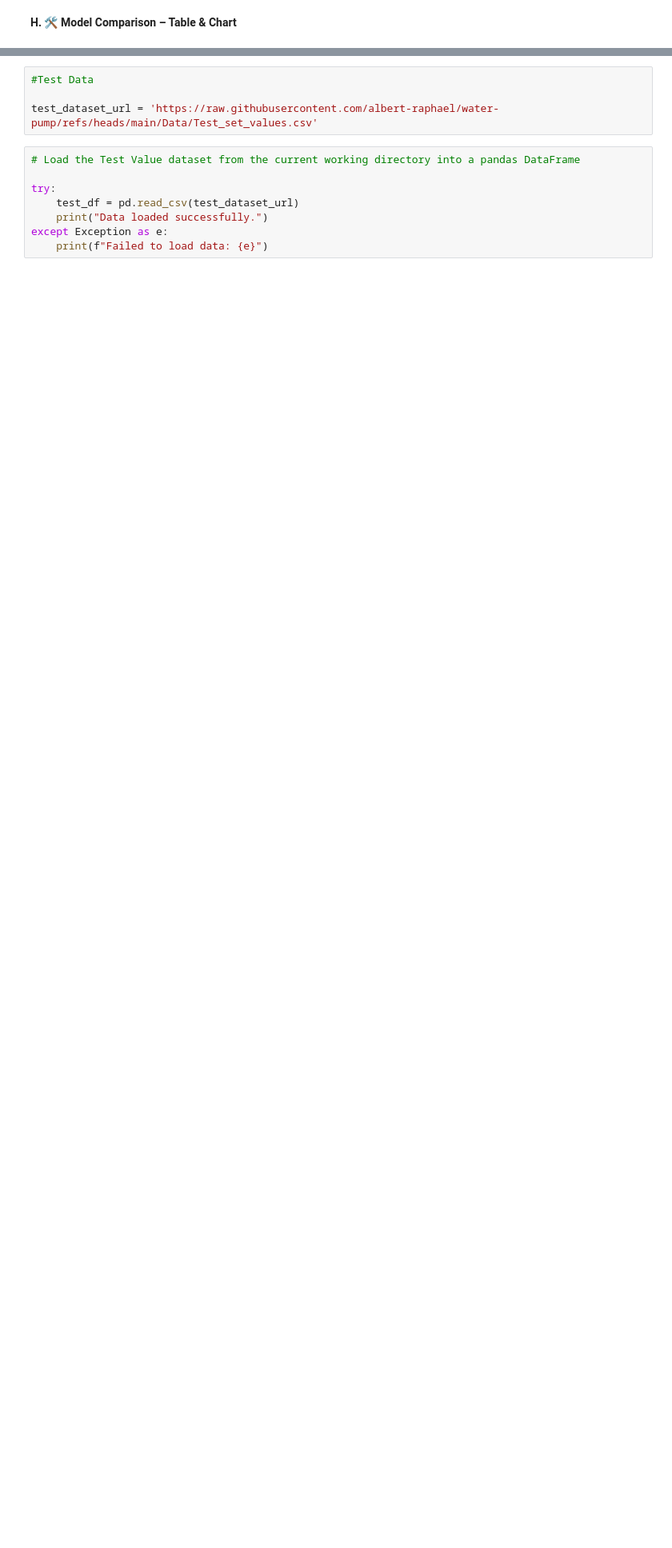
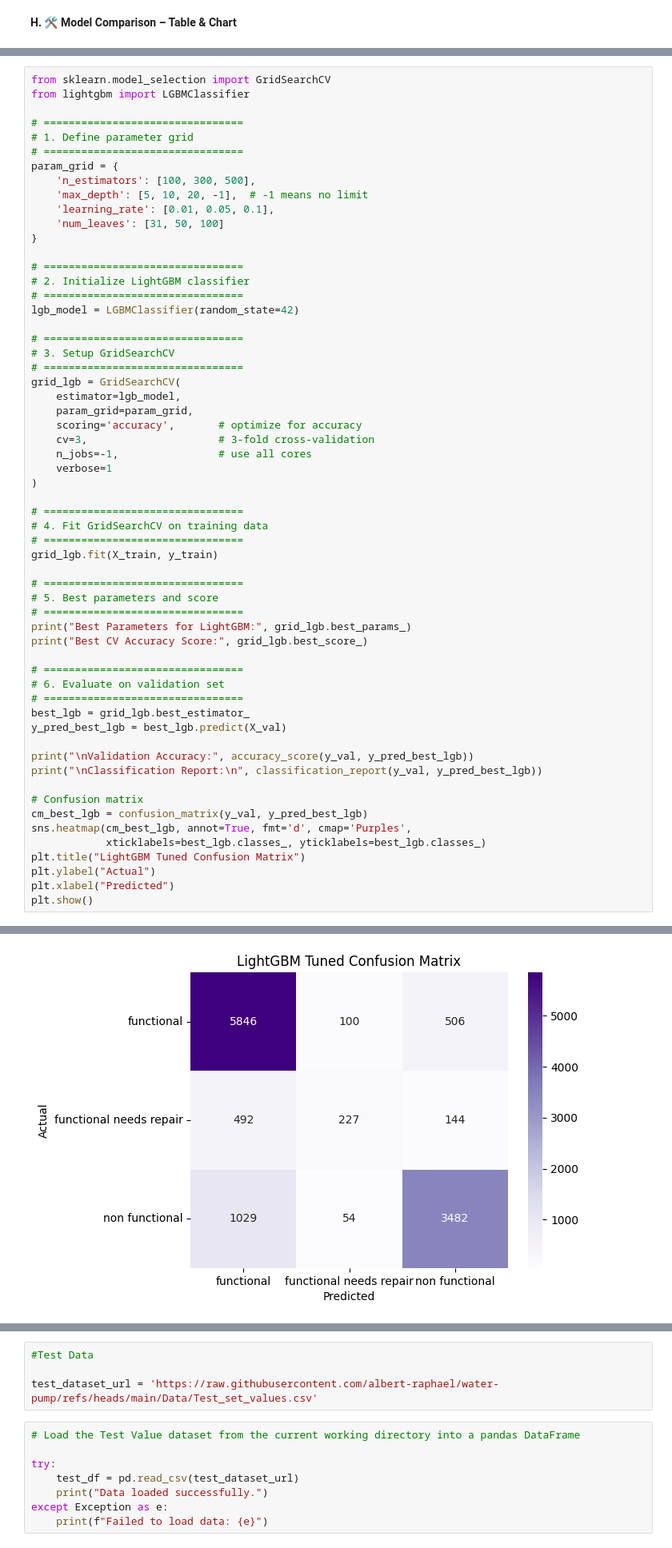
Before and after one commit to albert-raphael/water-pump, a Jupyter notebook: Notebooks/water-pump.ipynb, the cells around one changed output, grey strips where cells are left out. Shown at 80% size. Drawn from its saved outputs; the diff is of its cells as text; blank space fills up the shorter version.

```diff
--- a/Notebooks/water-pump.ipynb
+++ b/Notebooks/water-pump.ipynb
@@ -1102,0 +1147,60 @@ NameError: name 'label_df2gt' is not defined
+# %%
+from sklearn.model_selection import GridSearchCV
+from lightgbm import LGBMClassifier
+
+# ================================
+# 1. Define parameter grid
+# ================================
+param_grid = {
+    'n_estimators': [100, 300, 500],
+    'max_depth': [5, 10, 20, -1],  # -1 means no limit
+    'learning_rate': [0.01, 0.05, 0.1],
+    'num_leaves': [31, 50, 100]
+}
+
+# ================================
+# 2. Initialize LightGBM classifier
+# ================================
+lgb_model = LGBMClassifier(random_state=42)
+
+# ================================
+# 3. Setup GridSearchCV
+# ================================
+grid_lgb = GridSearchCV(
+    estimator=lgb_model,
+    param_grid=param_grid,
+    scoring='accuracy',       # optimize for accuracy
+    cv=3,                     # 3-fold cross-validation
+    n_jobs=-1,                # use all cores
+    verbose=1
+)
+
+# ================================
+# 4. Fit GridSearchCV on training data
+# ================================
+grid_lgb.fit(X_train, y_train)
+
+# ================================
+# 5. Best parameters and score
+# ================================
+print("Best Parameters for LightGBM:", grid_lgb.best_params_)
+print("Best CV Accuracy Score:", grid_lgb.best_score_)
+
+# ================================
+# 6. Evaluate on validation set
+# ================================
+best_lgb = grid_lgb.best_estimator_
+y_pred_best_lgb = best_lgb.predict(X_val)
+
+print("\nValidation Accuracy:", accuracy_score(y_val, y_pred_best_lgb))
+print("\nClassification Report:\n", classification_report(y_val, y_pred_best_lgb))
+
+# Confusion matrix
+cm_best_lgb = confusion_matrix(y_val, y_pred_best_lgb)
+sns.heatmap(cm_best_lgb, annot=True, fmt='d', cmap='Purples',
+            xticklabels=best_lgb.classes_, yticklabels=best_lgb.classes_)
+plt.title("LightGBM Tuned Confusion Matrix")
+plt.ylabel("Actual")
+plt.xlabel("Predicted")
+plt.show()
+# %% [output]
@@ -1102,0 +1224 @@ NameError: name 'label_df2gt' is not defined
+[figure, added]
```
Also changed, not shown: parts of 36 cells of this notebook.
